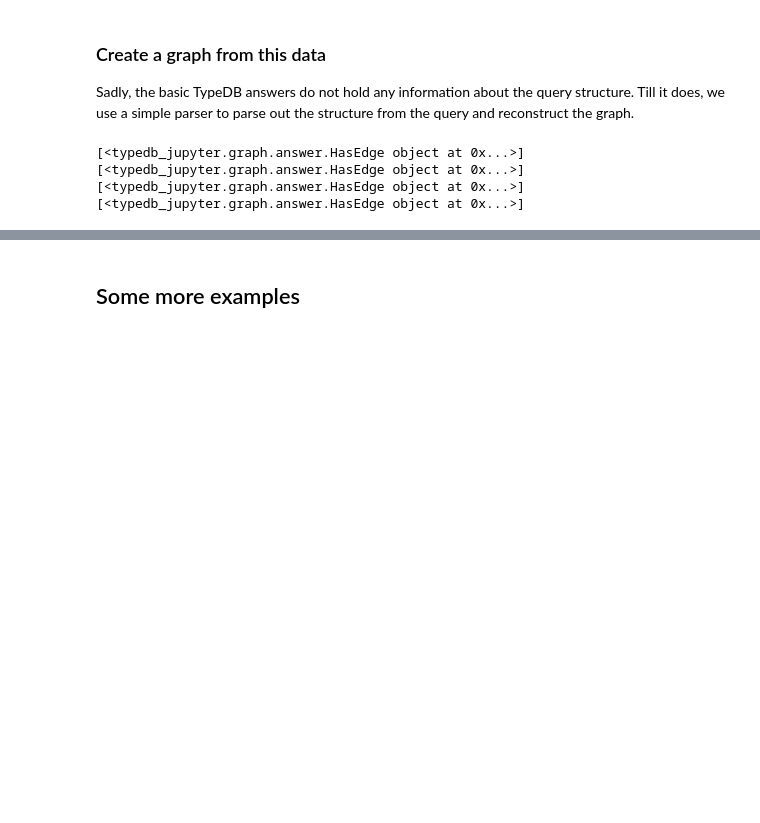
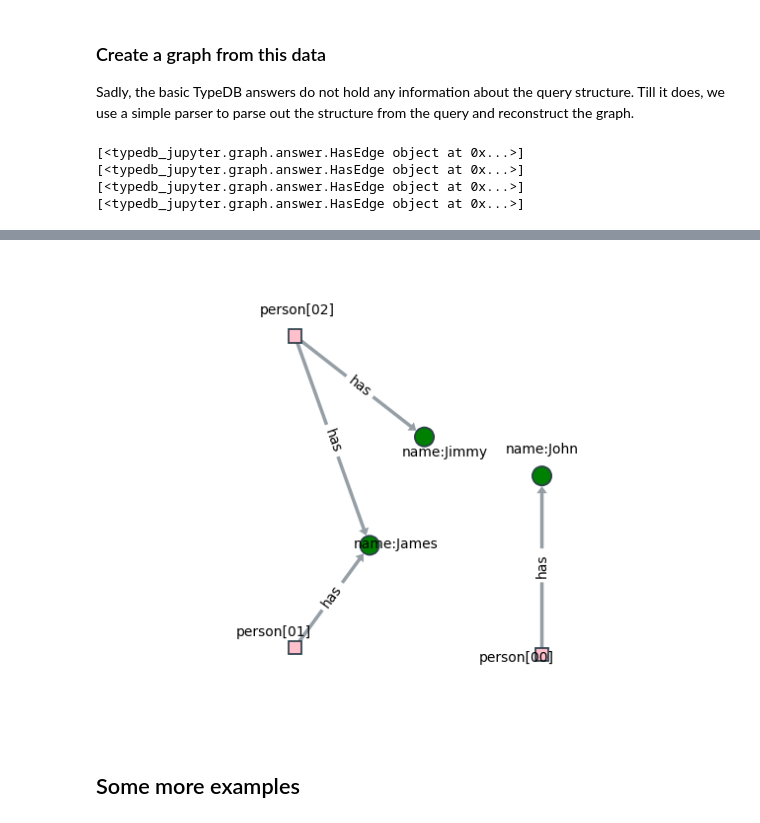
Before and after one commit to typedb-osi/typedb-jupyter, a Jupyter notebook: src/graphs.ipynb, the cells around one changed output, grey strips where cells are left out. Saved outputs shown, nothing was run; the diff lists cells and outputs as text; code cells hidden in the pictures; blank space fills up the shorter version.

```diff
--- a/src/graphs.ipynb
+++ b/src/graphs.ipynb
@@ -112,3 +112,9 @@ plot_instance_1 = answer_graph.plot() # Limitations of netgraph require that you
+# %%
+from typedb_jupyter.graph import visualise
+plt.figure()
+plot_instance_2 = visualise(_typeql_query_string, _typeql_result)
+# %% [output]
+[figure, added]
 # %% [markdown]
 ## Some more examples
 # %%
```
Also changed, not shown: parts of 5 cells of this notebook, 1 other file.
